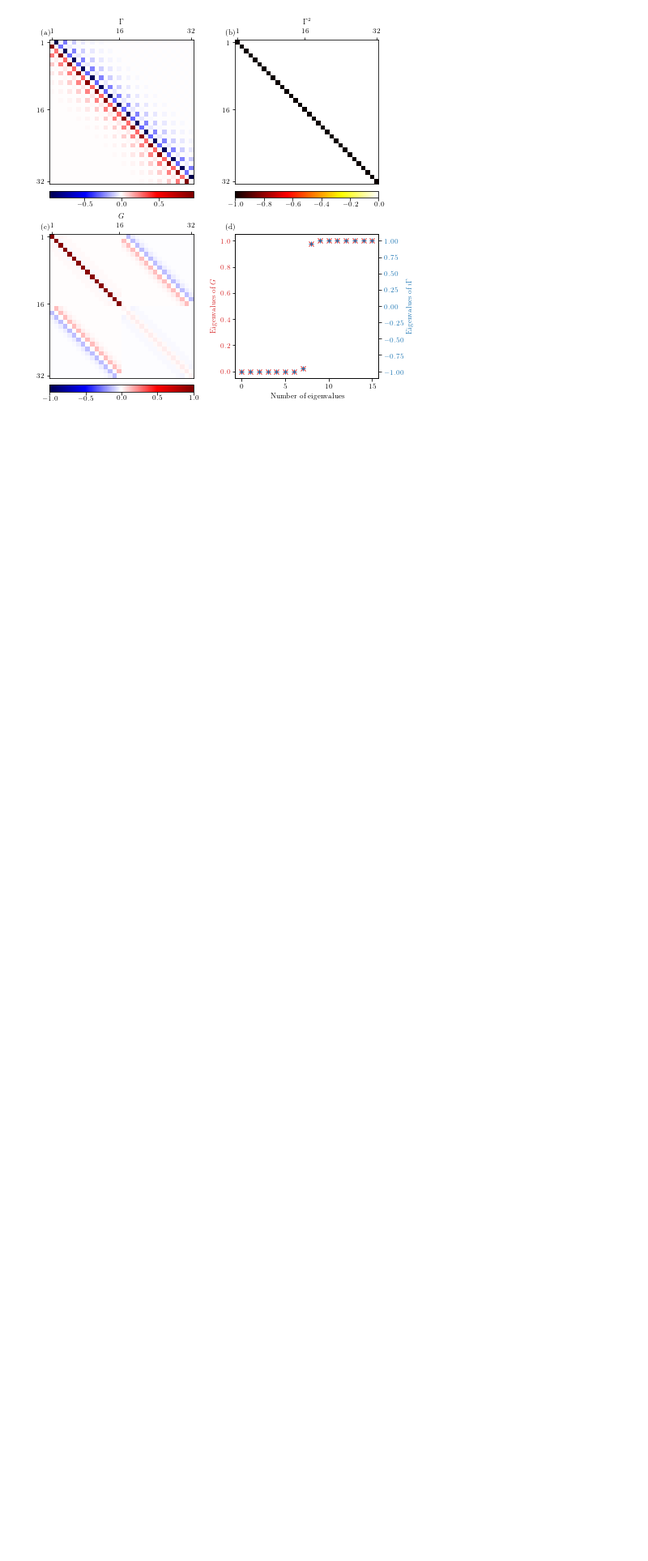
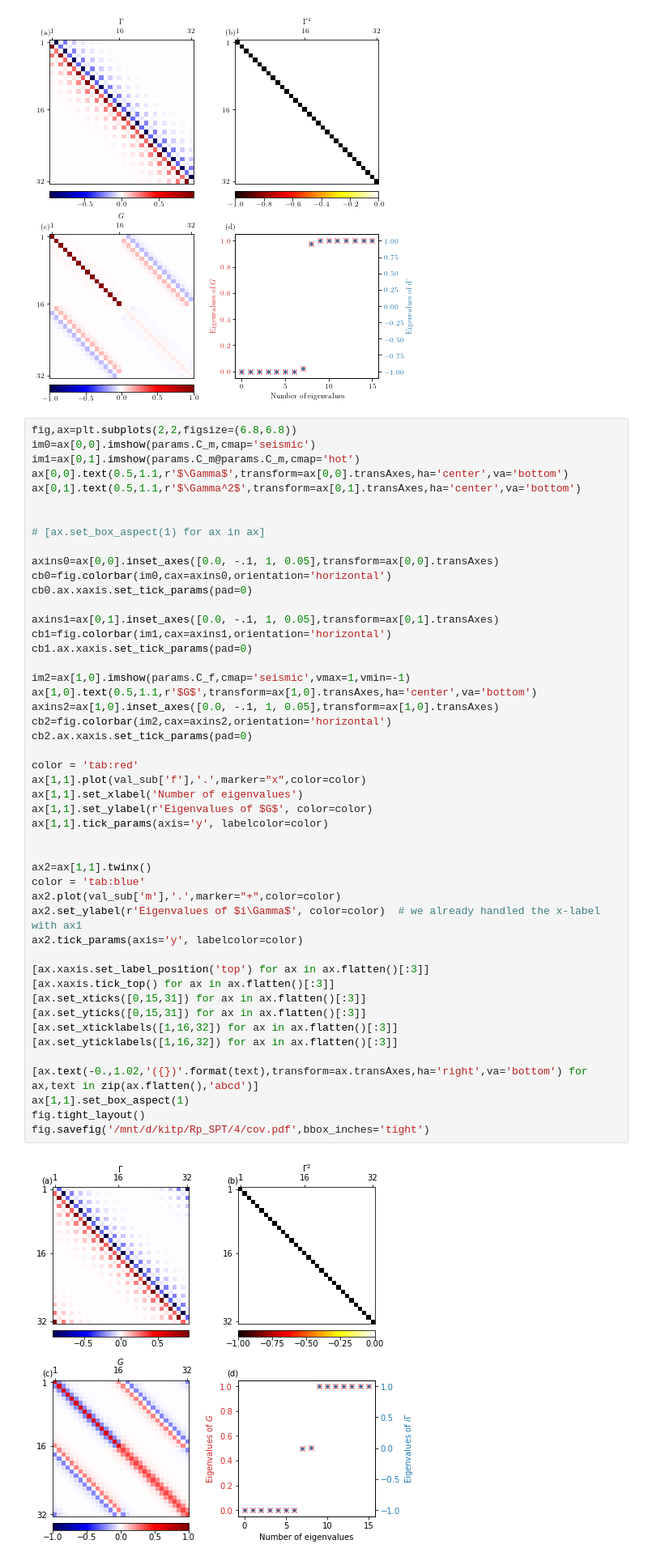
Before and after one commit to hainingpan/SPT, a Jupyter notebook: test_Majorana_chain.ipynb, the cells around one changed output. Shown at 81% size. Drawn from its saved outputs; the diff is of its cells as text; blank space fills up the shorter version.

```diff
--- a/test_Majorana_chain.ipynb
+++ b/test_Majorana_chain.ipynb
@@ -340,6 +380,56 @@ fig.tight_layout()
 fig.savefig('/mnt/d/kitp/Rp_SPT/3/cov.pdf',bbox_inches='tight')
 # %% [output]
 [figure]
+# %%
+fig,ax=plt.subplots(2,2,figsize=(6.8,6.8))
+im0=ax[0,0].imshow(params.C_m,cmap='seismic')
+im1=ax[0,1].imshow(params.C_m@params.C_m,cmap='hot')
+ax[0,0].text(0.5,1.1,r'$\Gamma$',transform=ax[0,0].transAxes,ha='center',va='bottom')
+ax[0,1].text(0.5,1.1,r'$\Gamma^2$',transform=ax[0,1].transAxes,ha='center',va='bottom')
+
+
+# [ax.set_box_aspect(1) for ax in ax]
+
+axins0=ax[0,0].inset_axes([0.0, -.1, 1, 0.05],transform=ax[0,0].transAxes)
+cb0=fig.colorbar(im0,cax=axins0,orientation='horizontal')
+cb0.ax.xaxis.set_tick_params(pad=0)
+
+axins1=ax[0,1].inset_axes([0.0, -.1, 1, 0.05],transform=ax[0,1].transAxes)
+cb1=fig.colorbar(im1,cax=axins1,orientation='horizontal')
+cb1.ax.xaxis.set_tick_params(pad=0)
+
+im2=ax[1,0].imshow(params.C_f,cmap='seismic',vmax=1,vmin=-1)
+ax[1,0].text(0.5,1.1,r'$G$',transform=ax[1,0].transAxes,ha='center',va='bottom')
+axins2=ax[1,0].inset_axes([0.0, -.1, 1, 0.05],transform=ax[1,0].transAxes)
+cb2=fig.colorbar(im2,cax=axins2,orientation='horizontal')
+cb2.ax.xaxis.set_tick_params(pad=0)
+
+color = 'tab:red'
+ax[1,1].plot(val_sub['f'],'.',marker="x",color=color)
+ax[1,1].set_xlabel('Number of eigenvalues')
+ax[1,1].set_ylabel(r'Eigenvalues of $G$', color=color)
+ax[1,1].tick_params(axis='y', labelcolor=color)
+
+
+ax2=ax[1,1].twinx()
+color = 'tab:blue'
+ax2.plot(val_sub['m'],'.',marker="+",color=color)
+ax2.set_ylabel(r'Eigenvalues of $i\Gamma$', color=color)  # we already handled the x-label with ax1
+ax2.tick_params(axis='y', labelcolor=color)
+
+[ax.xaxis.set_label_position('top') for ax in ax.flatten()[:3]]
+[ax.xaxis.tick_top() for ax in ax.flatten()[:3]]
+[ax.set_xticks([0,15,31]) for ax in ax.flatten()[:3]]
+[ax.set_yticks([0,15,31]) for ax in ax.flatten()[:3]]
+[ax.set_xticklabels([1,16,32]) for ax in ax.flatten()[:3]]
+[ax.set_yticklabels([1,16,32]) for ax in ax.flatten()[:3]]
+
+[ax.text(-0.,1.02,'({})'.format(text),transform=ax.transAxes,ha='right',va='bottom') for ax,text in zip(ax.flatten(),'abcd')]
+ax[1,1].set_box_aspect(1)
+fig.tight_layout()
+fig.savefig('/mnt/d/kitp/Rp_SPT/4/cov.pdf',bbox_inches='tight')
+# %% [output]
+[figure, added]
 # %%
 l=8
 val_sub={}
```
Also changed, not shown: parts of 41 cells of this notebook, 1 other file.
